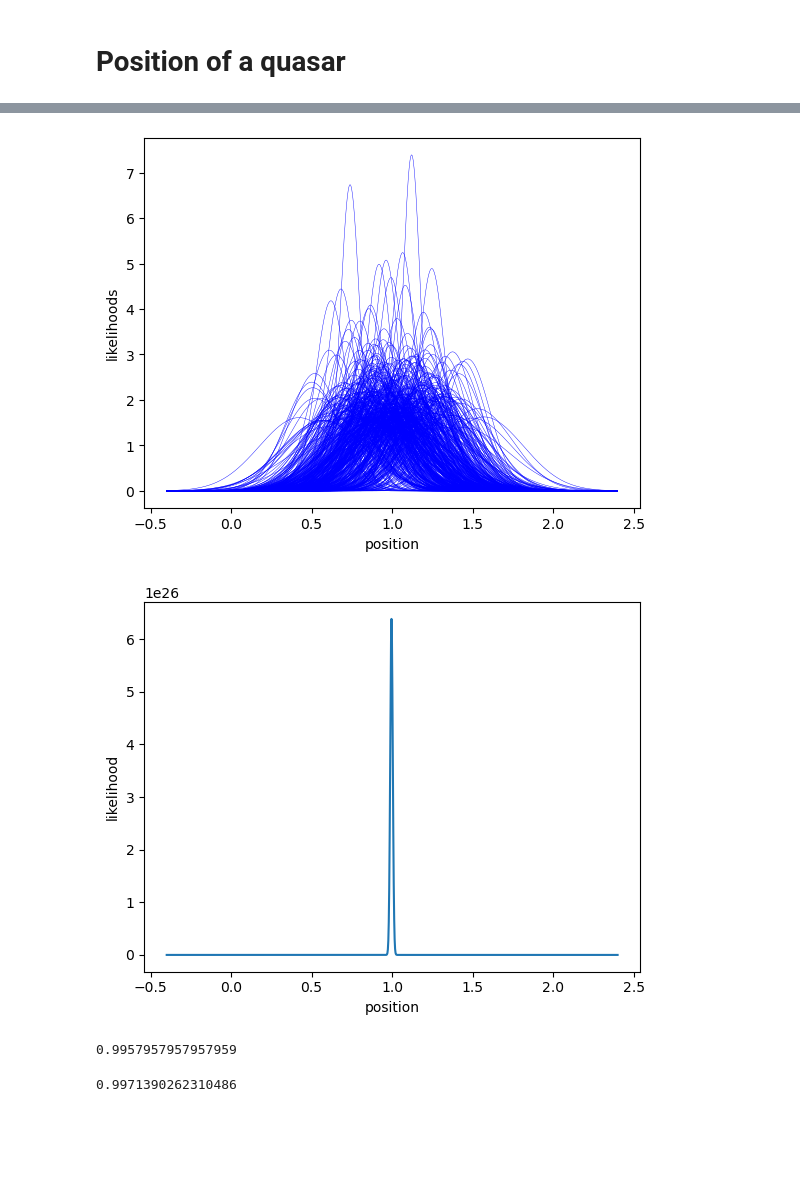
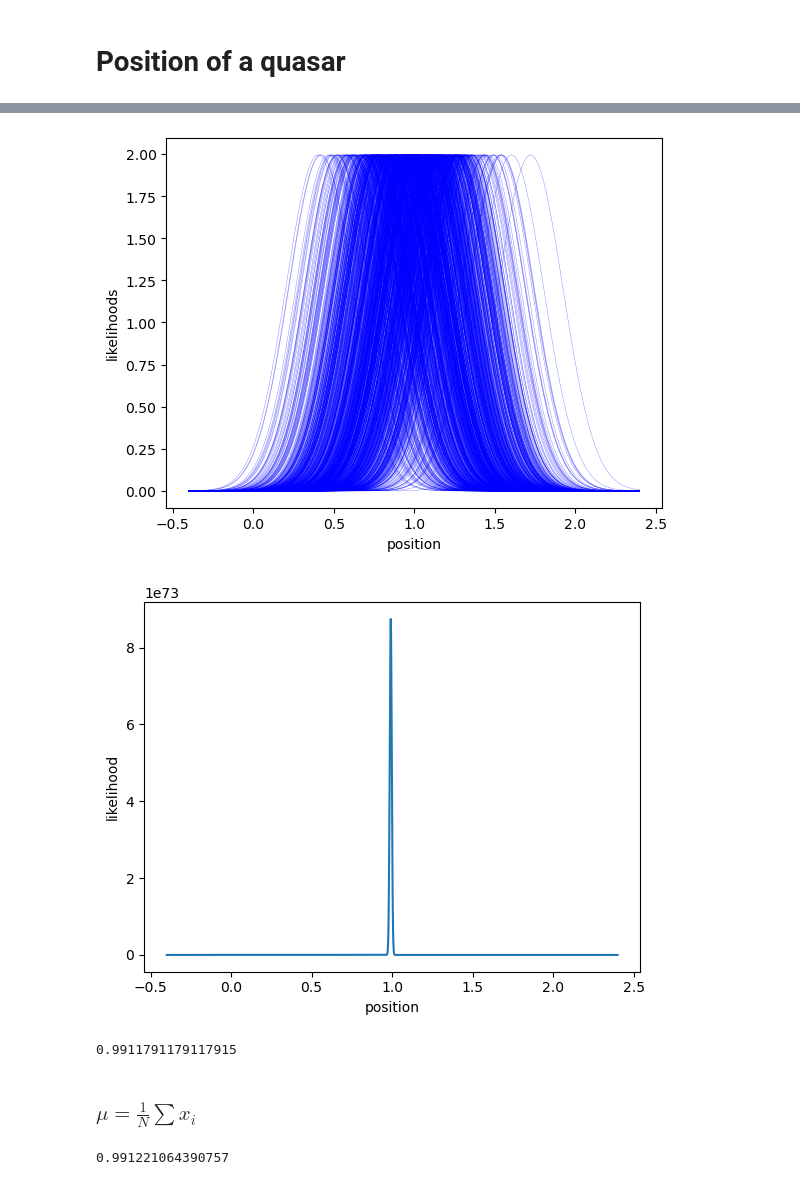
Before and after one commit to Amedeo1054/astrostat_mlearn, a Jupyter notebook: L05_Quasar_position_MLE.ipynb, the cells around one changed output, grey strips where cells are left out. Drawn from its saved outputs; the diff is of its cells as text; code cells hidden in the pictures; blank space fills up the shorter version.

```diff
--- a/L05_Quasar_position_MLE.ipynb
+++ b/L05_Quasar_position_MLE.ipynb
@@ -11,13 +11,15 @@ import scipy
 # %%
 mean = 1
-Sigma = 0.2   # homoscedastic errors
-norm = 1/(np.sqrt(2*np.pi)*Sigma)
-N = 500
-data = []
-for i in range(N):
-    data.append(random.gauss(mean,Sigma))
-plt.hist(data,20,density=True)
+Sigma = 0.2
+N = 1000
+
+data = norm(mean, Sigma).rvs(N)    # N samples from gaussian distribution
+
+xgrid = np.linspace(min(data)-0.3, max(data)+0.3, 1000)
+plt.hist(data, 20, density=True, label='samples')
+plt.plot(xgrid, norm(mean, Sigma).pdf(xgrid), c='r', label='pdf')
 plt.xlabel('position')
 plt.ylabel('normalized frequency')
+plt.legend()
 plt.show()
 # %% [output]
@@ -25,15 +26,0 @@ plt.show()
-# %%
-ds = np.zeros(N)
-sigma = Sigma
-sigma_err = 0.05      # error on the uncertainty   [ set it =0 for homoscedastic problem, !=0 for eteroscedastic ]
-for i in range(N):
-    ds[i] = random.gauss(sigma,sigma_err)     # standard deviations around 0.2 with deviation sigma_err
-
-normalization = 1 / (ds*np.sqrt(2*np.pi))
-plt.hist(ds,20,color='orange',density=True)
-plt.axvline(sigma)
-plt.axvline(sigma+sigma_err,linestyle='--')
-plt.axvline(sigma-sigma_err,linestyle='--')
-plt.xlabel('error distribution')
-plt.ylabel('normalized frequency')
-plt.show()
@@ -42,17 +27,17 @@ plt.show()
 # %%
-x = np.linspace(mean-7*sigma,mean+7*sigma,1000)
+x = np.linspace(mean-7*Sigma, mean+7*Sigma, 10000)     # x grid
 likelihoods = np.zeros((N,len(x)))
 
 for i in tqdm(range(N)):
-    likelihoods[i] = scipy.stats.norm(data[i],ds[i]).pdf(x)
+    likelihoods[i] = norm(data[i], Sigma).pdf(x)
 
 for i in range(N):
-    plt.plot(x,likelihoods[i], color='b',linewidth=0.3)       #plot all the likelihoods for each measurement
+    plt.plot(x,likelihoods[i], color='b',linewidth=0.3, alpha=0.5)       #plot all the likelihoods for each measurement
 plt.xlabel('position')
 plt.ylabel('likelihoods')
 plt.show()
 # %% [output]
-[figure, old version]
+[figure, new version]
 # %%
 L = np.ones(len(x))
 for j in range(len(x)):
@@ -63,18 +48,20 @@ plt.xlabel('position')
 plt.ylabel('likelihood')
 plt.show()
 # %% [output]
-[figure, old version]
+[figure, new version]
 # %%
 a = np.argsort(L)
 MLEe = x[a[-1]]       # maximum of the likelihood
 MLEe
 # %% [output]
-0.9957957957957959
+0.9911791179117915
+# %% [markdown]
+### $\mu=\frac{1}{N}\sum x_i$
 # %%
-MLEt = np.mean(data)    # MLE derived from the measurements
+MLEt = np.mean(data)   # MLE derived from the formula of likelihood maximization
 print(MLEt)
 # %% [output]
-0.9971390262310486
+0.991221064390757
 # %%
 # comparison between the 2 MLEs
 print(" Theoretical MLE:",MLEt,"\nExperimental MLE:",MLEe)
```
Also changed, not shown: parts of 19 cells of this notebook.
